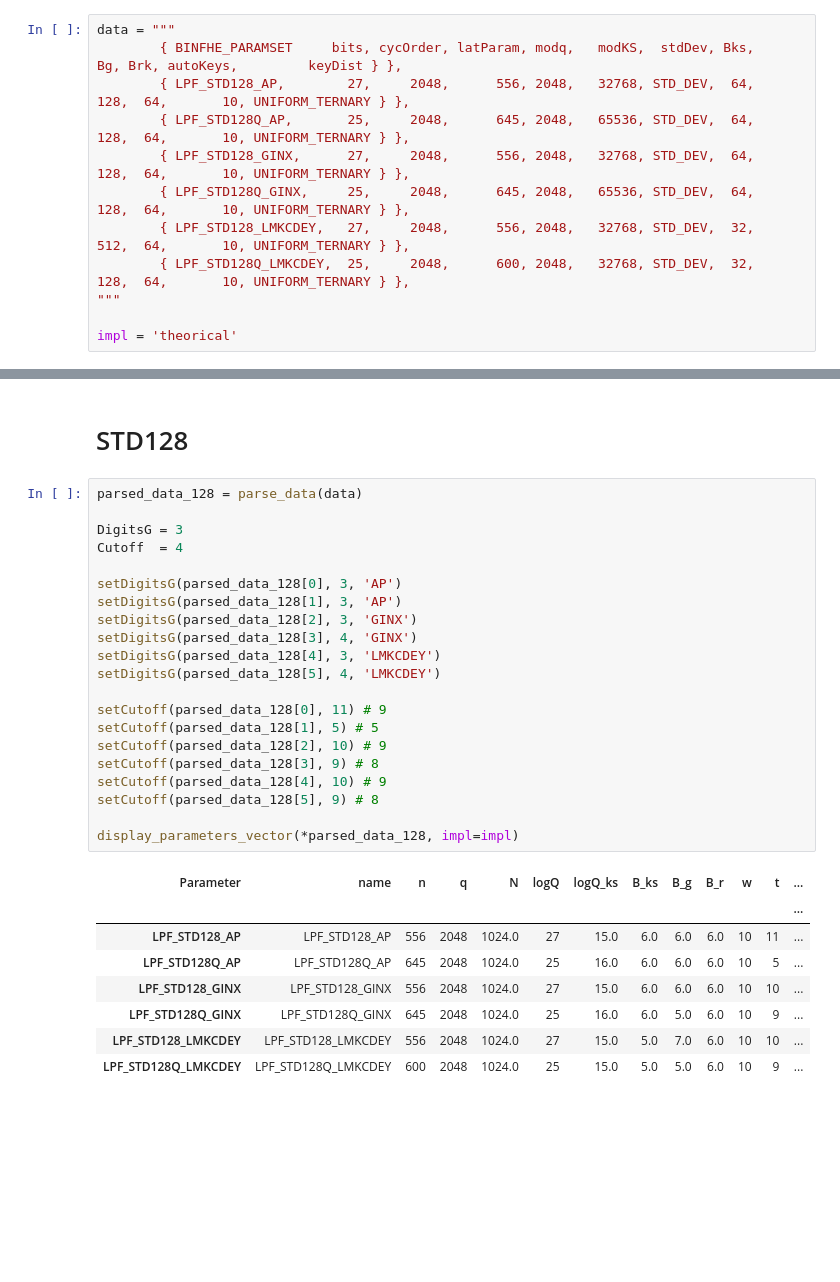
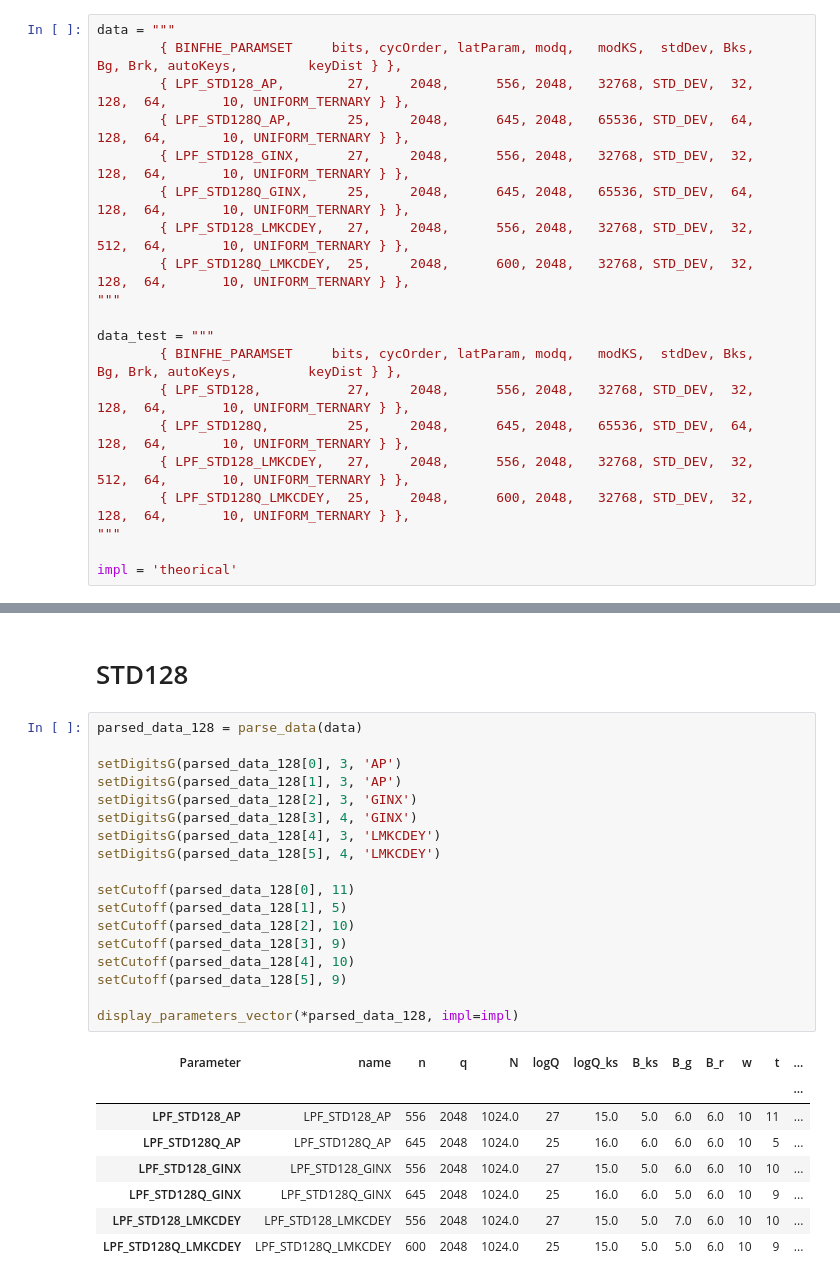
Before and after one commit to HONGDUCK/FHEW-TFHE-Noise-Calculator, a Jupyter notebook: noisetest.ipynb, the cells around one changed output, grey strips where cells are left out. Drawn from its saved outputs; the diff is of its cells as text; blank space fills up the shorter version.

```diff
--- a/noisetest.ipynb
+++ b/noisetest.ipynb
@@ -3,14 +3,22 @@ from NoiseCal import *
 # %%
 data = """
         { BINFHE_PARAMSET     bits, cycOrder, latParam, modq,   modKS,  stdDev, Bks,        Bg, Brk, autoKeys,         keyDist } },
-        { LPF_STD128_AP,        27,     2048,      556, 2048,   32768, STD_DEV,  64,       128,  64,       10, UNIFORM_TERNARY } },
+        { LPF_STD128_AP,        27,     2048,      556, 2048,   32768, STD_DEV,  32,       128,  64,       10, UNIFORM_TERNARY } },
         { LPF_STD128Q_AP,       25,     2048,      645, 2048,   65536, STD_DEV,  64,       128,  64,       10, UNIFORM_TERNARY } },
-        { LPF_STD128_GINX,      27,     2048,      556, 2048,   32768, STD_DEV,  64,       128,  64,       10, UNIFORM_TERNARY } },
+        { LPF_STD128_GINX,      27,     2048,      556, 2048,   32768, STD_DEV,  32,       128,  64,       10, UNIFORM_TERNARY } },
         { LPF_STD128Q_GINX,     25,     2048,      645, 2048,   65536, STD_DEV,  64,       128,  64,       10, UNIFORM_TERNARY } },
         { LPF_STD128_LMKCDEY,   27,     2048,      556, 2048,   32768, STD_DEV,  32,       512,  64,       10, UNIFORM_TERNARY } },
         { LPF_STD128Q_LMKCDEY,  25,     2048,      600, 2048,   32768, STD_DEV,  32,       128,  64,       10, UNIFORM_TERNARY } },
 """
 
+data_test = """
+        { BINFHE_PARAMSET     bits, cycOrder, latParam, modq,   modKS,  stdDev, Bks,        Bg, Brk, autoKeys,         keyDist } },
+        { LPF_STD128,           27,     2048,      556, 2048,   32768, STD_DEV,  32,       128,  64,       10, UNIFORM_TERNARY } },
+        { LPF_STD128Q,          25,     2048,      645, 2048,   65536, STD_DEV,  64,       128,  64,       10, UNIFORM_TERNARY } },
+        { LPF_STD128_LMKCDEY,   27,     2048,      556, 2048,   32768, STD_DEV,  32,       512,  64,       10, UNIFORM_TERNARY } },
+        { LPF_STD128Q_LMKCDEY,  25,     2048,      600, 2048,   32768, STD_DEV,  32,       128,  64,       10, UNIFORM_TERNARY } },
+"""
+
 impl = 'theorical'
 # %% [markdown]
 # OpenFHE Original
@@ -96,31 +104,28 @@ display_parameters_vector(*parsed_data_96, impl=impl)
 # STD128
 # %%
 parsed_data_128 = parse_data(data)
-
-DigitsG = 3
-Cutoff  = 4
 
 setDigitsG(parsed_data_128[0], 3, 'AP')
 setDigitsG(parsed_data_128[1], 3, 'AP')
 setDigitsG(parsed_data_128[2], 3, 'GINX')
 setDigitsG(parsed_data_128[3], 4, 'GINX')
 setDigitsG(parsed_data_128[4], 3, 'LMKCDEY')
 setDigitsG(parsed_data_128[5], 4, 'LMKCDEY')
 
-setCutoff(parsed_data_128[0], 11) # 9
-setCutoff(parsed_data_128[1], 5) # 5
-setCutoff(parsed_data_128[2], 10) # 9
-setCutoff(parsed_data_128[3], 9) # 8
-setCutoff(parsed_data_128[4], 10) # 9
-setCutoff(parsed_data_128[5], 9) # 8
+setCutoff(parsed_data_128[0], 11)
+setCutoff(parsed_data_128[1], 5)
+setCutoff(parsed_data_128[2], 10)
+setCutoff(parsed_data_128[3], 9)
+setCutoff(parsed_data_128[4], 10)
+setCutoff(parsed_data_128[5], 9)
 
 display_parameters_vector(*parsed_data_128, impl=impl)
 # %% [output]
 | Parameter | name | n | q | N | logQ | logQ_ks | B_ks | B_g | B_r | w | t | ... |
 |  |  |  |  |  |  |  |  |  |  |  |  | ... |
-| LPF_STD128_AP | LPF_STD128_AP | 556 | 2048 | 1024.0 | 27 | 15.0 | 6.0 | 6.0 | 6.0 | 10 | 11 | ... |
+| LPF_STD128_AP | LPF_STD128_AP | 556 | 2048 | 1024.0 | 27 | 15.0 | 5.0 | 6.0 | 6.0 | 10 | 11 | ... |
 | LPF_STD128Q_AP | LPF_STD128Q_AP | 645 | 2048 | 1024.0 | 25 | 16.0 | 6.0 | 6.0 | 6.0 | 10 | 5 | ... |
-| LPF_STD128_GINX | LPF_STD128_GINX | 556 | 2048 | 1024.0 | 27 | 15.0 | 6.0 | 6.0 | 6.0 | 10 | 10 | ... |
+| LPF_STD128_GINX | LPF_STD128_GINX | 556 | 2048 | 1024.0 | 27 | 15.0 | 5.0 | 6.0 | 6.0 | 10 | 10 | ... |
 | LPF_STD128Q_GINX | LPF_STD128Q_GINX | 645 | 2048 | 1024.0 | 25 | 16.0 | 6.0 | 5.0 | 6.0 | 10 | 9 | ... |
 | LPF_STD128_LMKCDEY | LPF_STD128_LMKCDEY | 556 | 2048 | 1024.0 | 27 | 15.0 | 5.0 | 7.0 | 6.0 | 10 | 10 | ... |
 | LPF_STD128Q_LMKCDEY | LPF_STD128Q_LMKCDEY | 600 | 2048 | 1024.0 | 25 | 15.0 | 5.0 | 5.0 | 6.0 | 10 | 9 | ... |
```
Also changed, not shown: parts of 5 cells of this notebook, 1 other file.
